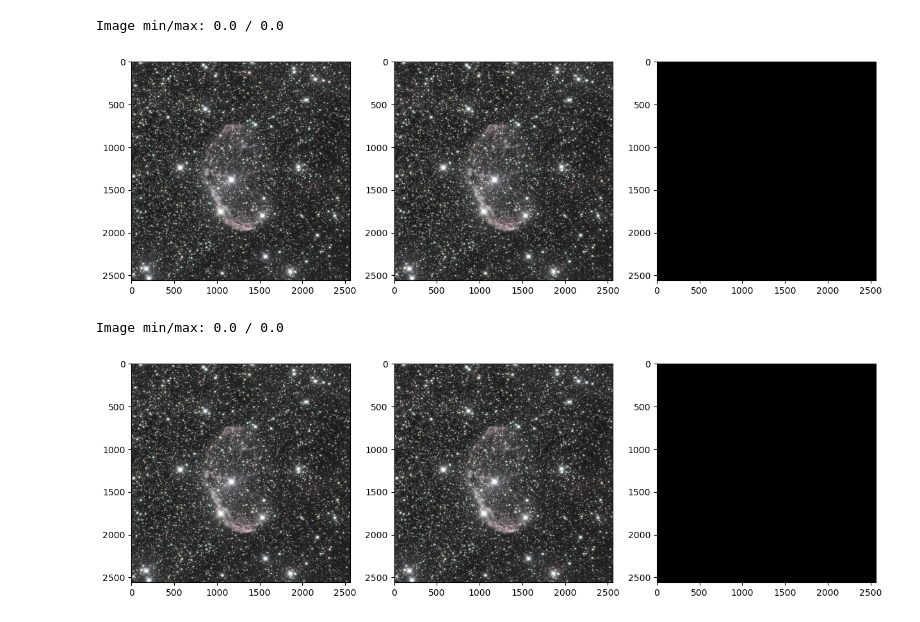
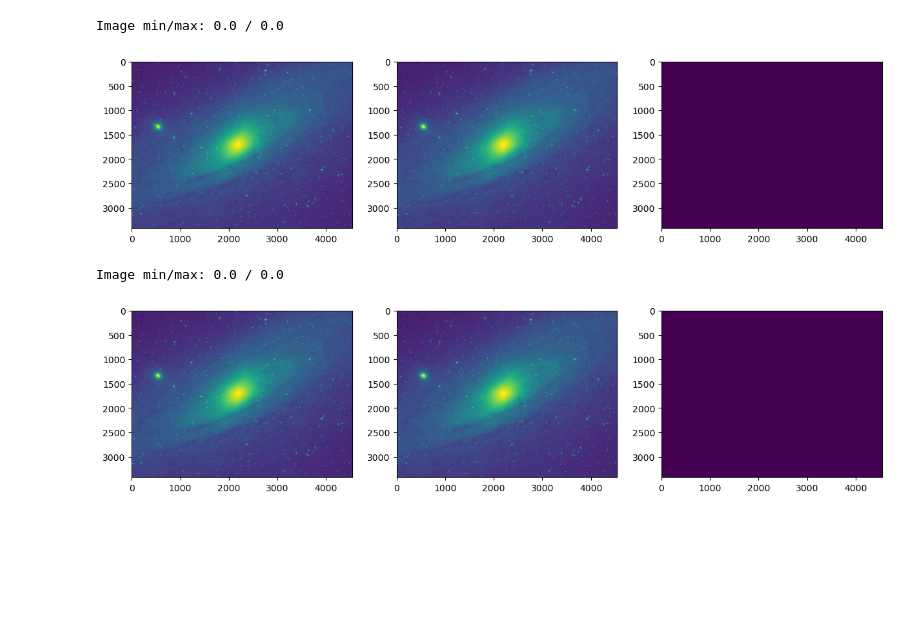
Before and after one commit to Tom-TBT/jpeg_split, a Jupyter notebook: Split_JPEG.ipynb, the cells around one changed output. Saved outputs shown, nothing was run; the diff lists cells and outputs as text; code cells hidden in the pictures; blank space fills up the shorter version.

```diff
--- a/Split_JPEG.ipynb
+++ b/Split_JPEG.ipynb
@@ -6,20 +12,30 @@ from jpegsplit.split import crop_tile_blocks, tile_mcu_indices, tile_dims
 import numpy as np
 import os
 # %%
-in_path, out_prefix = "./test_images/NGC6888.jpg", "./output/output"
+in_path, out_prefix = "./test_images/M31.jpg", "./output/output"
 os.makedirs(os.path.dirname(out_prefix), exist_ok=True)
-nsplit_x, nsplit_y = 4, 4
+tile_size = 512
 
 data = Path(in_path).read_bytes()
 _, _, header, scan, sof, sos, tables, dri = parse_jpeg(data)
 blocks = decode_scan(scan, sof, sos, tables, dri)
-tiles, mcus_x, mcus_y, mcu_w, mcu_h = tile_mcu_indices(sof, nsplit_x, nsplit_y)
-new_w, new_h = tile_dims(sof, nsplit_x, nsplit_y)
+tiles, tiles_x, tiles_y, mcu_w, mcu_h = tile_mcu_indices(sof, tile_size)
+tile_sizes = tile_dims(sof, tile_size)
+rounded_tile_size = round_tile_size(tile_size)
+tile_step_x = ((rounded_tile_size + mcu_w - 1) // mcu_w) * mcu_w
+tile_step_y = ((rounded_tile_size + mcu_h - 1) // mcu_h) * mcu_h
 outputs = []
 for idx, tile_ids in enumerate(tiles):
+    new_w, new_h = tile_sizes[idx]
     tile_blocks = crop_tile_blocks(blocks, tile_ids)
-    tile_scan = encode_scan(tile_blocks, sof, sos, tables)
-    tile_header = make_tile_header(header, sof, new_w, new_h)
+
+    # Each tile starts DC prediction from 0, so ensure the DC Huffman tables
+    # contain every DC category needed for the full tile stream.
+    tile_tables = clone_tables(tables)
+    tile_tables = ensure_tile_dc_huffman(tile_blocks, sos, tile_tables)
+
+    tile_scan = encode_scan(tile_blocks, sof, sos, tile_tables)
+    tile_header = make_tile_header(header, sof, new_w, new_h, tile_tables)
     out_bytes = rebuild_tile_jpeg(tile_header, tile_scan)
     out_name = f"{out_prefix}_{idx}.jpg"
     Path(out_name).write_bytes(out_bytes)
@@ -38,36 +54,40 @@ for idx, tile_ids in enumerate(tiles):
 # %%
 import PIL
 import matplotlib.image as mpimg
 import matplotlib.pyplot as plt
 
 src_img = np.array(PIL.Image.open(in_path))
 
 img_w, img_h = sof.width, sof.height
 
 img_stitched = np.zeros(src_img.shape)
-for i in range(nsplit_y):
-    for j in range(nsplit_x):
-        img = np.array(PIL.Image.open(f"{out_prefix}_{j + i*nsplit_y}.jpg"))
-        x_pos, y_pos = int(j * (img_w/nsplit_x)), int(i * (img_h/nsplit_y))
-        img_stitched[y_pos:y_pos+new_h, x_pos:x_pos+new_w] = img
+for i in range(tiles_y):
+    for j in range(tiles_x):
+        idx = j + i * tiles_x
+        img = np.array(PIL.Image.open(f"{out_prefix}_{idx}.jpg"))
+        x_pos, y_pos = j * tile_step_x, i * tile_step_y
+        new_w, new_h = tile_sizes[idx]
+        img_stitched[y_pos:y_pos+new_h, x_pos:x_pos+new_w] = img[:new_h, :new_w]
 fig, axes = plt.subplots(1, 3, figsize=(15, 5))
 axes[0].imshow(src_img)
 axes[1].imshow(img_stitched.astype(np.uint8))
 axes[2].imshow(src_img - img_stitched)
 img_diff = src_img - img_stitched
 print(f"Image min/max: {np.min(img_diff)} / {np.max(img_diff)}")
 # %% [output]
 Image min/max: 0.0 / 0.0
-[figure, old version]
+[figure, new version]
 # %%
 src_img = mpimg.imread(in_path)
 
 img_stitched = np.zeros(src_img.shape)
-for i in range(nsplit_y):
-    for j in range(nsplit_x):
-        img = mpimg.imread(f"{out_prefix}_{j + i*nsplit_y}.jpg")
-        x_pos, y_pos = int(j * (img_w/nsplit_x)), int(i * (img_h/nsplit_y))
-        img_stitched[y_pos:y_pos+new_h, x_pos:x_pos+new_w] = img
+for i in range(tiles_y):
+    for j in range(tiles_x):
+        idx = j + i * tiles_x
+        img = mpimg.imread(f"{out_prefix}_{idx}.jpg")
+        x_pos, y_pos = j * tile_step_x, i * tile_step_y
+        new_w, new_h = tile_sizes[idx]
+        img_stitched[y_pos:y_pos+new_h, x_pos:x_pos+new_w] = img[:new_h, :new_w]
 
 fig, axes = plt.subplots(1, 3, figsize=(15, 5))
 axes[0].imshow(src_img)
@@ -77,4 +97,4 @@ img_diff = src_img - img_stitched
 print(f"Image min/max: {np.min(img_diff)} / {np.max(img_diff)}")
 # %% [output]
 Image min/max: 0.0 / 0.0
-[figure, old version]
+[figure, new version]
```
Also changed, not shown: parts of 1 cell of this notebook, 2 other files.
